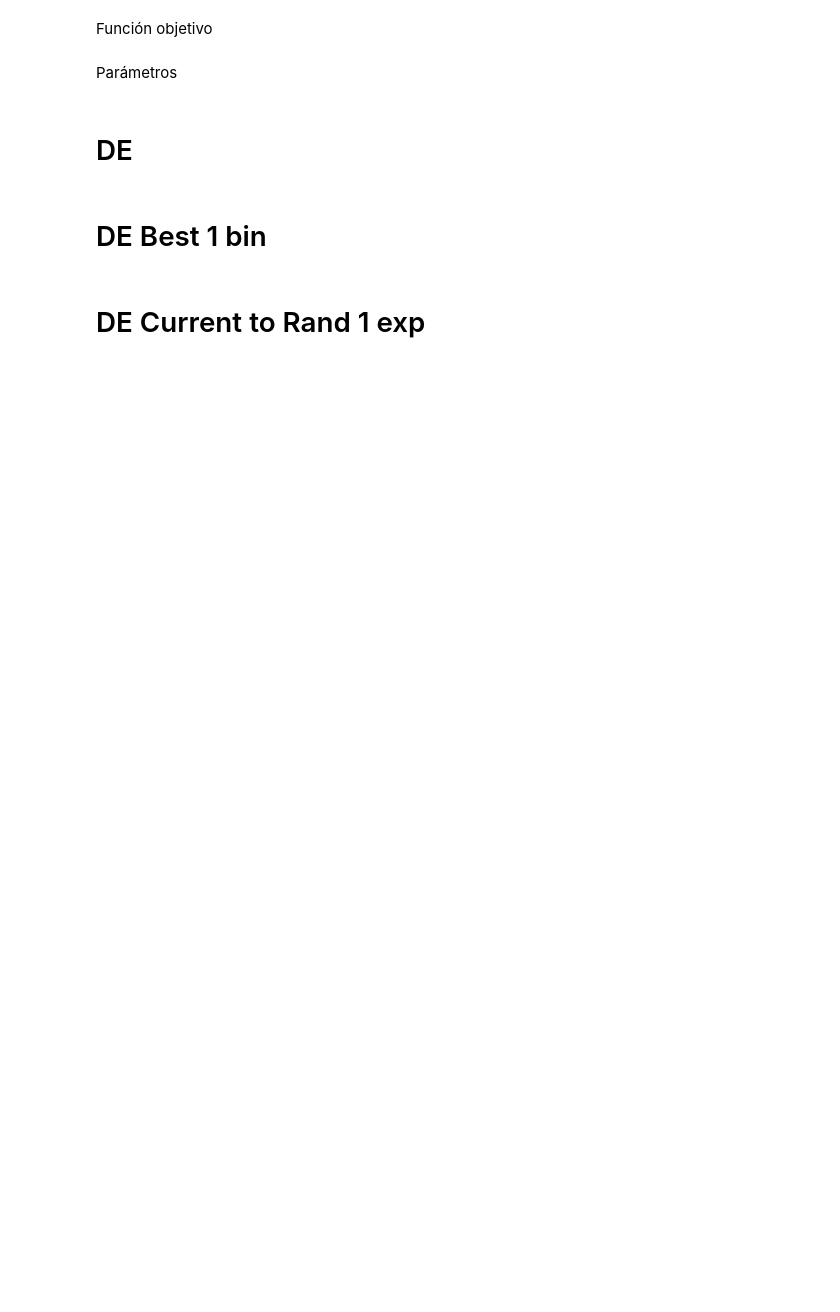
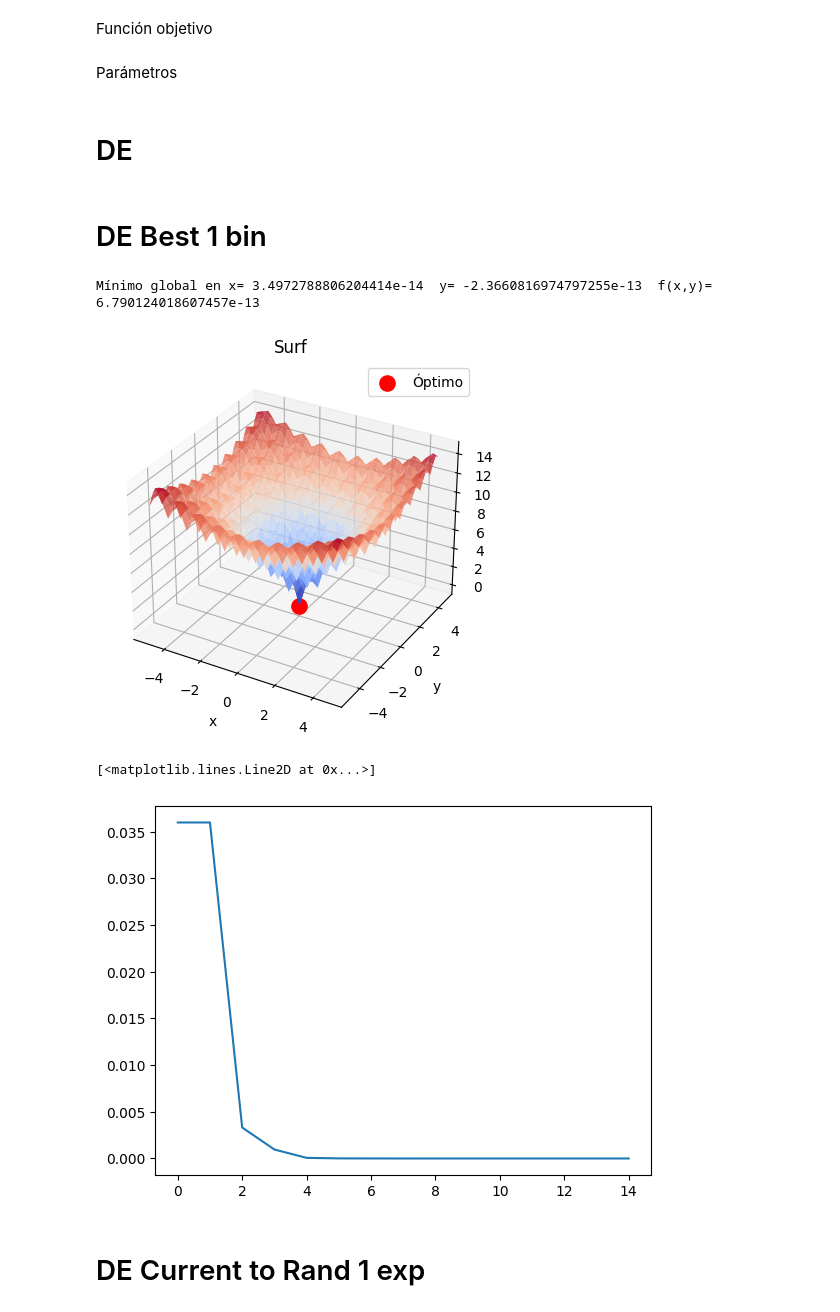
Before and after one commit to Jegovila/SI2, a Jupyter notebook: 7 Evolución Diferencial/Códigos/Evolución_Diferencial.ipynb, the cells around one changed output. Drawn from its saved outputs; the diff is of its cells as text; code cells hidden in the pictures; blank space fills up the shorter version.

```diff
--- a/7 Evolución Diferencial/Códigos/Evolución_Diferencial.ipynb
+++ b/7 Evolución Diferencial/Códigos/Evolución_Diferencial.ipynb
@@ -12,8 +12,8 @@ from IPython import display
 # %% [markdown]
 Función objetivo
 # %%
-f = lambda x, y: (x-2)**2 + (y-2)**2
-#f = lambda x, y: -20 * np.exp(-0.2 * np.sqrt(0.5*(x**2 + y**2))) - np.exp(0.5*(np.cos(2*np.pi*x)+np.cos(2*np.pi*y))) + 20 + np.exp(1)
+#f = lambda x, y: (x-2)**2 + (y-2)**2
+f = lambda x, y: -20 * np.exp(-0.2 * np.sqrt(0.5*(x**2 + y**2))) - np.exp(0.5*(np.cos(2*np.pi*x)+np.cos(2*np.pi*y))) + 20 + np.exp(1)
 #f = lambda x, y: -((1+np.cos(12*np.sqrt(x**2+y**2))) / (0.5*(x**2+y**2)+2))
 #f = lambda x, y: 10*2 + x**2 + y**2 - 10*np.cos(2*np.pi*x) - 10*np.cos(2*np.pi*y)
 #f = lambda x, y: ((x**2/4000)+(y**2/4000))-(np.cos(x)*np.cos(y/np.sqrt(2)))+1
@@ -104,7 +104,7 @@ for n in range(G):
     for i in range(N):
         # Mutación
         r1 = i
-        while r1 == 1:
+        while r1 == i:
             r1 = np.random.randint(N)
 
         r2 = r1
@@ -114,33 +114,38 @@ for n in range(G):
         best = np.argmin(fitness)
 
         v = x[:, best] + F * (x[:, r1] - x[:, r2])
 
         #Recombinación
         u = np.zeros(D)
         k = np.random.randint(D)
 
         for j in range(D):
             r = np.random.rand()
 
             if r <= CR or j == k:
                 u[j] = v[j]
             else:
                 u[j] = x[j, i]
 
         #Selección
         fitness_u = f(u[0], u[1])
 
         if fitness_u < fitness[i]:
             x[:, i] = u
             fitness[i] = fitness_u
 
     fx_plot[n] = np.min(fitness)
 
 igb = np.argmin(fitness)
 
 print("Mínimo global en x=", x[0, igb], " y=", x[1, igb], " f(x,y)=", f(x[0, igb], x[1, igb]))
 plot_surf(f, x, xl, xu, igb)
 plt.plot(fx_plot)
+# %% [output]
+Mínimo global en x= 3.4972788806204414e-14  y= -2.3660816974797255e-13  f(x,y)= 6.790124018607457e-13
+[figure, added]
+[<matplotlib.lines.Line2D at 0x...>]
+[figure, added]
 # %% [markdown]
 # DE Current to Rand 1 exp
 # %%
```
Also changed, not shown: parts of 1 cell of this notebook.
